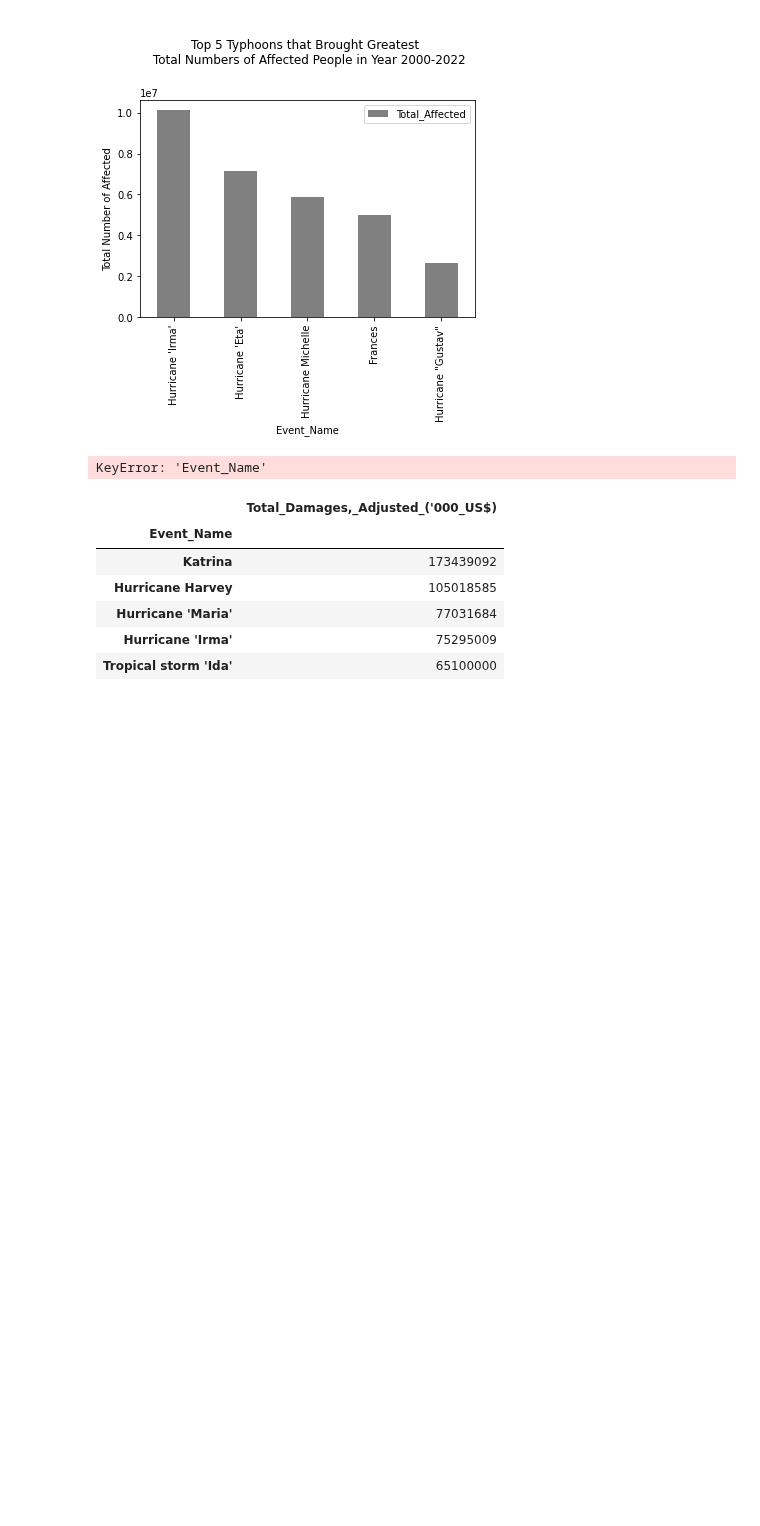
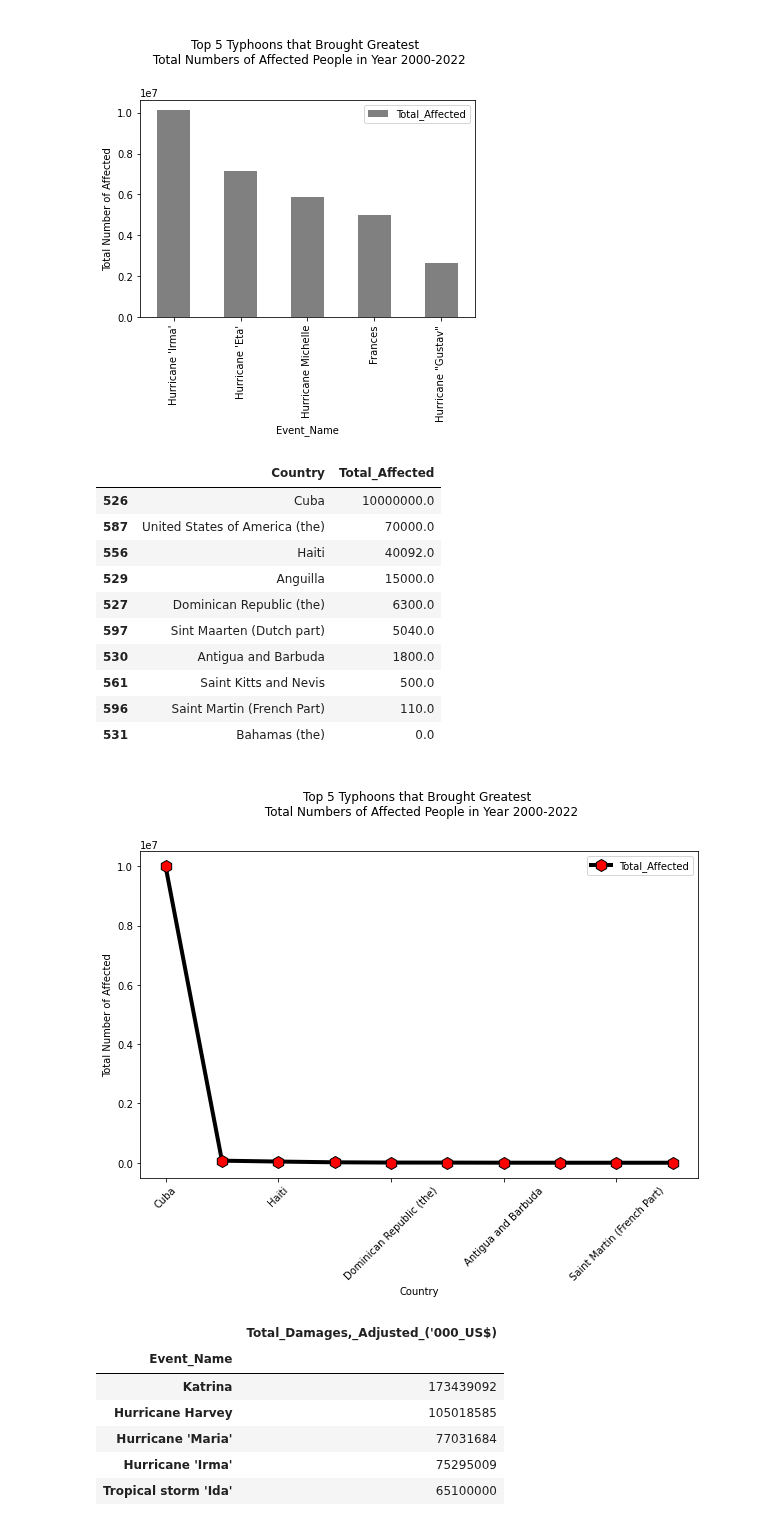
Before and after one commit to GEA960/ITBA-3207_TeamTyphoonAnalysts, a Jupyter notebook: Data Sets Coding Analysis/Data Analysis and Coding for Both Data Sets.ipynb, the cells around one changed output. Saved outputs shown, nothing was run; the diff lists cells and outputs as text; code cells hidden in the pictures; blank space fills up the shorter version.

Commit message:
Graphing of Irma's Affected Countries

```diff
--- a/Data Sets Coding Analysis/Data Analysis and Coding for Both Data Sets.ipynb
+++ b/Data Sets Coding Analysis/Data Analysis and Coding for Both Data Sets.ipynb
@@ -698,14 +698,34 @@ plt.show()
 [figure]
 # %%
 #size of the bar graph
+import matplotlib.pyplot as plt
 
 Irma = new_df.loc[new_df['Event_Name'] == "Hurricane 'Irma'"]
 Irma = Irma.sort_values(by='Total_Affected',ascending=False)
 Irma = Irma.head(10)
 Irma = Irma.iloc[:,[5, 11 ]].copy()
-display(Irma)
+AffectedCountries = pd.DataFrame(Irma)
+display(AffectedCountries)
+
+AffectedCountries.plot(x="Country",y="Total_Affected",color="black",figsize=(10,6), linewidth="4",marker='h', markersize=12, markerfacecolor="red")
+plt.xticks(rotation="45", horizontalalignment="center")
+plt.xlabel("Country")
+plt.ylabel("Total Number of Affected")
+plt.title("\nTop 5 Typhoons that Brought Greatest \n Total Numbers of Affected People in Year 2000-2022\n\n")
+plt.show()
 # %% [output]
-KeyError: 'Event_Name'
+|  | Country | Total_Affected |
+| 526 | Cuba | 10000000.0 |
+| 587 | United States of America (the) | 70000.0 |
+| 556 | Haiti | 40092.0 |
+| 529 | Anguilla | 15000.0 |
+| 527 | Dominican Republic (the) | 6300.0 |
+| 597 | Sint Maarten (Dutch part) | 5040.0 |
+| 530 | Antigua and Barbuda | 1800.0 |
+| 561 | Saint Kitts and Nevis | 500.0 |
+| 596 | Saint Martin (French Part) | 110.0 |
+| 531 | Bahamas (the) | 0.0 |
+[figure, added]
 # %%
 # Acquiring the top 5 typhoons from 2000-2022 that brought the greatest number of casualties to the in America as a whole Total Damages, Adjusted ('000 US$)
 TopTyphoonDamage = new_df.groupby('Event_Name')
```
